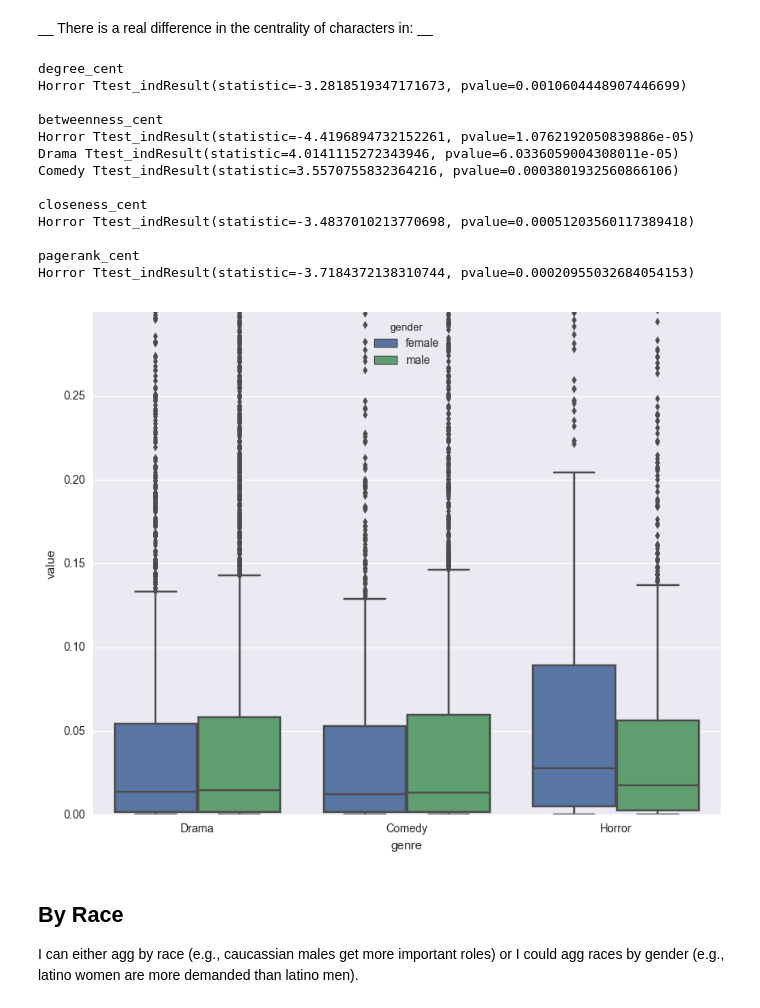
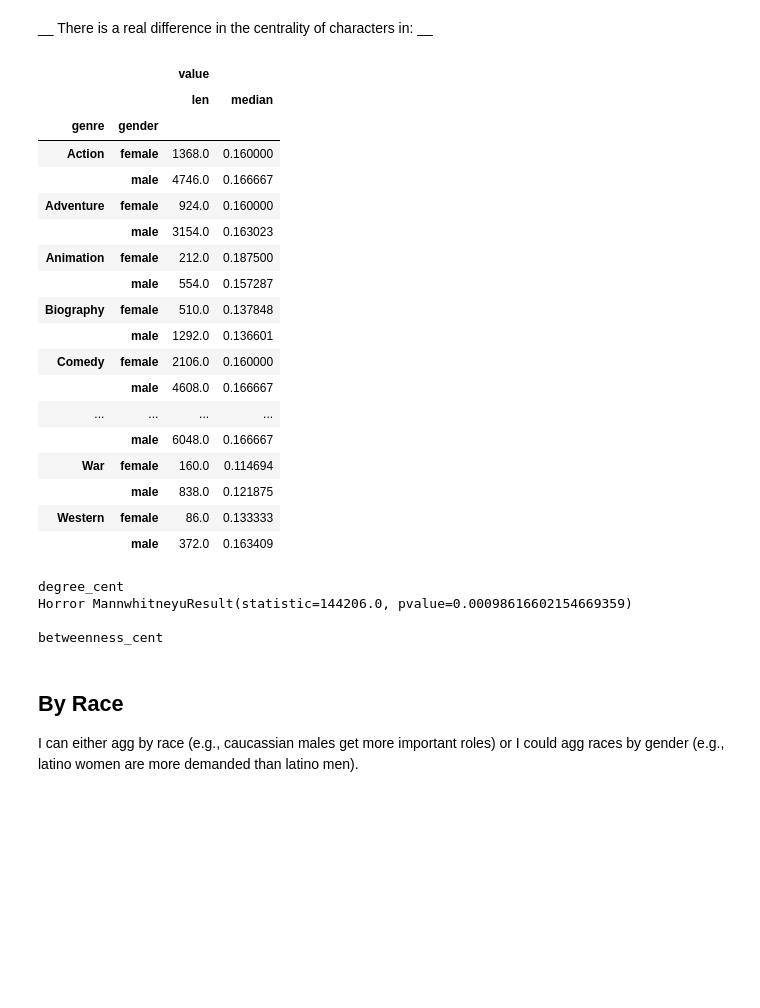
Before and after one commit to usc-sail/mica-text-characternetworks, a Jupyter notebook: analysis/Graph Analysis.ipynb, the cells around one changed output. Drawn from its saved outputs; the diff is of its cells as text; code cells hidden in the pictures; blank space fills up the shorter version.

```diff
--- a/analysis/Graph Analysis.ipynb
+++ b/analysis/Graph Analysis.ipynb
@@ -285,49 +284,49 @@ res = centr_byGenre.groupby(["centrality", "genre"]).apply(lambda x: stats.ttest
                                                                      x.ix[x['gender'] == 'female', 'value'].values))
 # %% [markdown]
 __ There is a real difference in the centrality of characters in: __
+# %%
+centr_byGenre[["genre", "gender", "value"]].groupby(["genre", "gender"]).agg([len, sp.median])
+# %% [output]
+|  |  | value |  |
+|  |  | len | median |
+| genre | gender |  |  |
+| Action | female | 1368.0 | 0.160000 |
+|  | male | 4746.0 | 0.166667 |
+| Adventure | female | 924.0 | 0.160000 |
+|  | male | 3154.0 | 0.163023 |
+| Animation | female | 212.0 | 0.187500 |
+|  | male | 554.0 | 0.157287 |
+| Biography | female | 510.0 | 0.137848 |
+|  | male | 1292.0 | 0.136601 |
+| Comedy | female | 2106.0 | 0.160000 |
+|  | male | 4608.0 | 0.166667 |
+| ... | ... | ... | ... |
+|  | male | 6048.0 | 0.166667 |
+| War | female | 160.0 | 0.114694 |
+|  | male | 838.0 | 0.121875 |
+| Western | female | 86.0 | 0.133333 |
+|  | male | 372.0 | 0.163409 |
 # %%
-# Using Benjamin-Hochberg's method
+# Using Holm-Bonferroni's method
 bygenre = res.unstack(level=0)
 for centr_t in centrality_measures:
 
     tmp = zip(bygenre[centr_t].index, bygenre[centr_t].values)
 
-
-
-    res_2 = sorted(tmp, key = lambda x: x[1].pvalue)
-    m = len(res_2)
-
-    i = 1
-    while i < len(res_2) + 1:
-        if res_2[i - 1][1].pvalue > i / m * 0.05:
-            break
-        i = i + 1
-
     print(centr_t)
-    for g, ttest in res_2[:(i - 1)]:
+    for g, ttest in holmBonferroni(tmp):
         print(g, ttest)
     print()
 # %% [output]
 degree_cent
-Horror Ttest_indResult(statistic=-3.2818519347171673, pvalue=0.0010604448907446699)
+Horror MannwhitneyuResult(statistic=144206.0, pvalue=0.00098616602154669359)
 
 betweenness_cent
-Horror Ttest_indResult(statistic=-4.4196894732152261, pvalue=1.0762192050839886e-05)
-Drama Ttest_indResult(statistic=4.0141115272343946, pvalue=6.0336059004308011e-05)
-Comedy Ttest_indResult(statistic=3.5570755832364216, pvalue=0.0003801932560866106)
-
-closeness_cent
-Horror Ttest_indResult(statistic=-3.4837010213770698, pvalue=0.00051203560117389418)
-
-pagerank_cent
-Horror Ttest_indResult(statistic=-3.7184372138310744, pvalue=0.00020955032684054153)
 # %%
-t = centr_byGenre[centr_byGenre.genre.isin(['Drama', 'Comedy', 'Horror'])]
-t = t[t.centrality == "betweenness_cent"]
-bplt = sns.boxplot(x = 'genre', y = 'value', hue = 'gender', data = t)
-bplt.axes.set_ylim([0, .3]);
+# t = centr_byGenre[centr_byGenre.genre.isin(['Drama', 'Comedy', 'Horror'])]
+# t = t[t.centrality == "betweenness_cent"]
+# bplt = sns.boxplot(x = 'genre', y = 'value', hue = 'gender', data = t)
+# bplt.axes.set_ylim([0, .3]);
-# %% [output]
-[figure, removed]
 # %% [markdown]
 ## By Race
 I can either agg by race (e.g., caucassian males get more important roles) or I could agg races by gender (e.g., latino women are more demanded than latino men).
```
Also changed, not shown: parts of 45 cells of this notebook, 3 other files.
